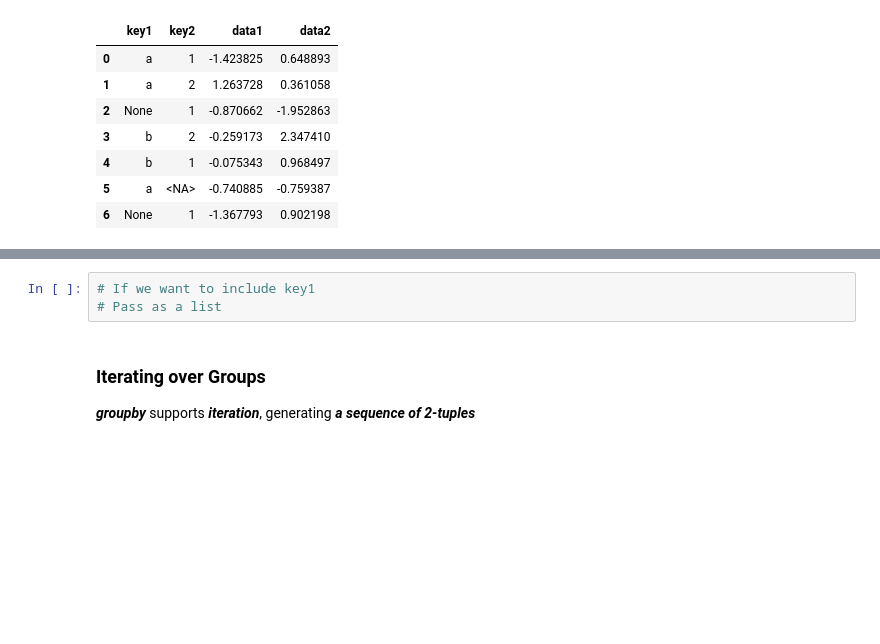
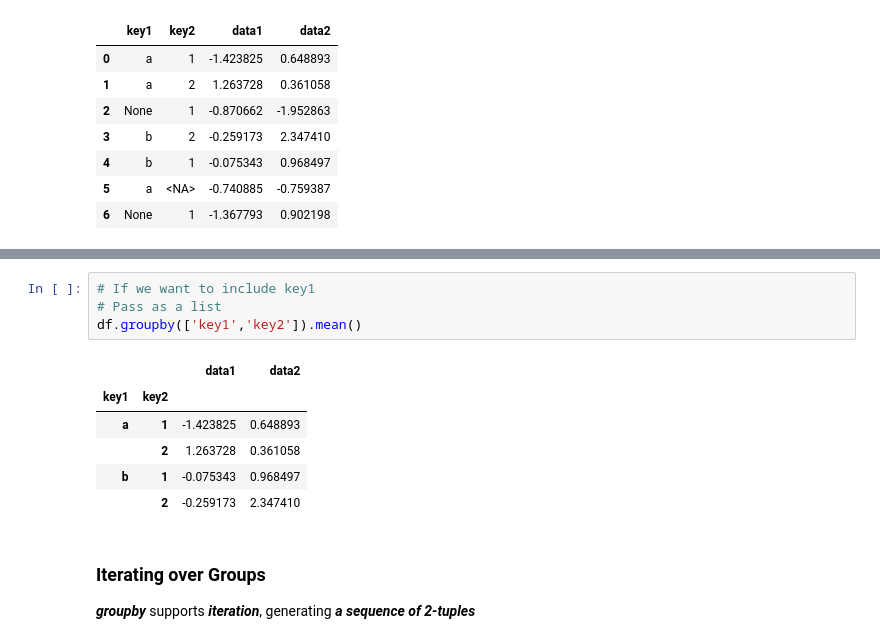
Before and after one commit to DianaKahar/STQD-Data-science, a Jupyter notebook: P137263_Week12_DataAggregation_20231227_WC.ipynb, the cells around one changed output, grey strips where cells are left out. Drawn from its saved outputs; the diff is of its cells as text; blank space fills up the shorter version.

```diff
--- a/P137263_Week12_DataAggregation_20231227_WC.ipynb
+++ b/P137263_Week12_DataAggregation_20231227_WC.ipynb
@@ -60,6 +115,14 @@ df
 # %%
 # If we want to include key1
 # Pass as a list
+df.groupby(['key1','key2']).mean()
+# %% [output]
+|  |  | data1 | data2 |
+| key1 | key2 |  |  |
+| a | 1 | -1.423825 | 0.648893 |
+|  | 2 | 1.263728 | 0.361058 |
+| b | 1 | -0.075343 | 0.968497 |
+|  | 2 | -0.259173 | 2.347410 |
 # %% [markdown]
 ### **Iterating over Groups**
 ***groupby*** supports ***iteration***, generating ***a sequence of 2-tuples***
```
Also changed, not shown: parts of 17 cells of this notebook.
